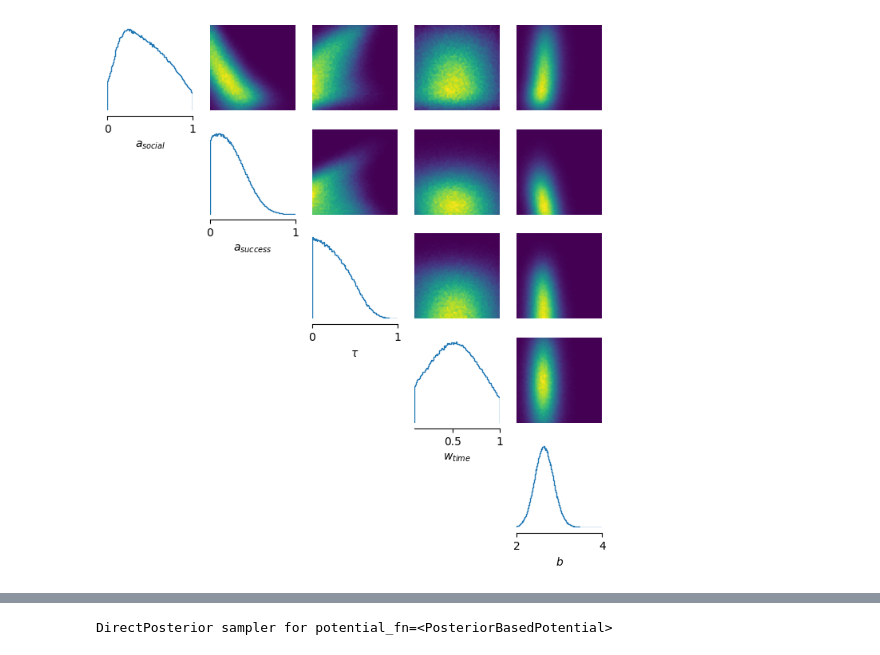
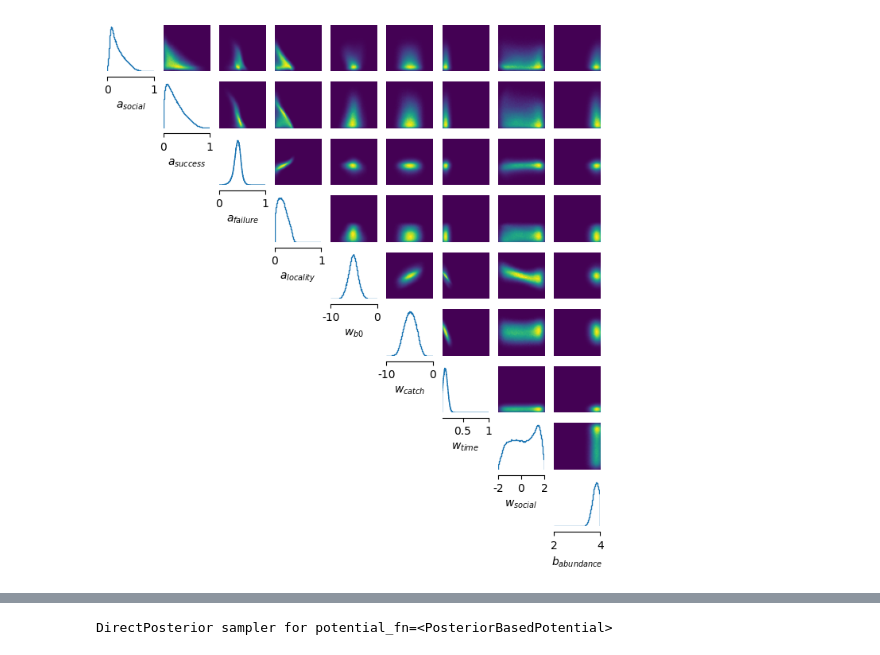
Before and after one commit to vagechirkov/IceFishingABM-MESA, a Jupyter notebook: sbi_inference/inference_pipeline.ipynb, the cells around one changed output, grey strips where cells are left out. Cells and saved outputs as stored; diff of their text form; code cells hidden in the pictures.

```diff
--- a/sbi_inference/inference_pipeline.ipynb
+++ b/sbi_inference/inference_pipeline.ipynb
@@ -139,11 +237,41 @@ samples = posterior.sample((1_000_000,), x=x_obs)
 # %%
-LIMS = [[0, 1], [0, 1], [0, 1.0], [0.1, 1.0], [2.0, 4.0]]  # [0, 1],
+a_social = samples[:, 0]
+a_success = samples[:, 1]
+a_failure = samples[:, 2]
+locality_samples = 1 - a_social - a_success - a_failure
+
+# We insert it at the 4th position (index 3)
+new_samples = torch.cat(
+    (samples[:, :3], locality_samples.unsqueeze(1), samples[:, 3:]),
+    dim=1
+)
+
+
+PARAM_LABS = [
+    r"$a_{social}$",
+    r"$a_{success}$",
+    r"$a_{failure}$",
+    r"$a_{locality}$",
+    r"$w_{b0}$",
+    r"$w_{catch}$",
+    r"$w_{time}$",
+    r"$w_{social}$",
+    r"$b_{abundance}$"
+]
+
+LIMS = [
+    [0, 1], [0, 1], [0, 1], [0, 1],
+    # , [0.1, 1.0]
+    [-10, 0], [-10, 0], [0.1, 1.0], [-2.0, 2.0],
+    [2, 4]
+]
 
 _ = pairplot(
-    samples=samples,
+    samples=new_samples,
     limits=LIMS,
     labels=PARAM_LABS,
     figsize=(8, 8),
+    # subset=[0, 1, 2, 3]
 )
 # %% [output]
-[figure, old version]
+[figure, new version]
```
Also changed, not shown: parts of 17 cells of this notebook, 4 other files.
